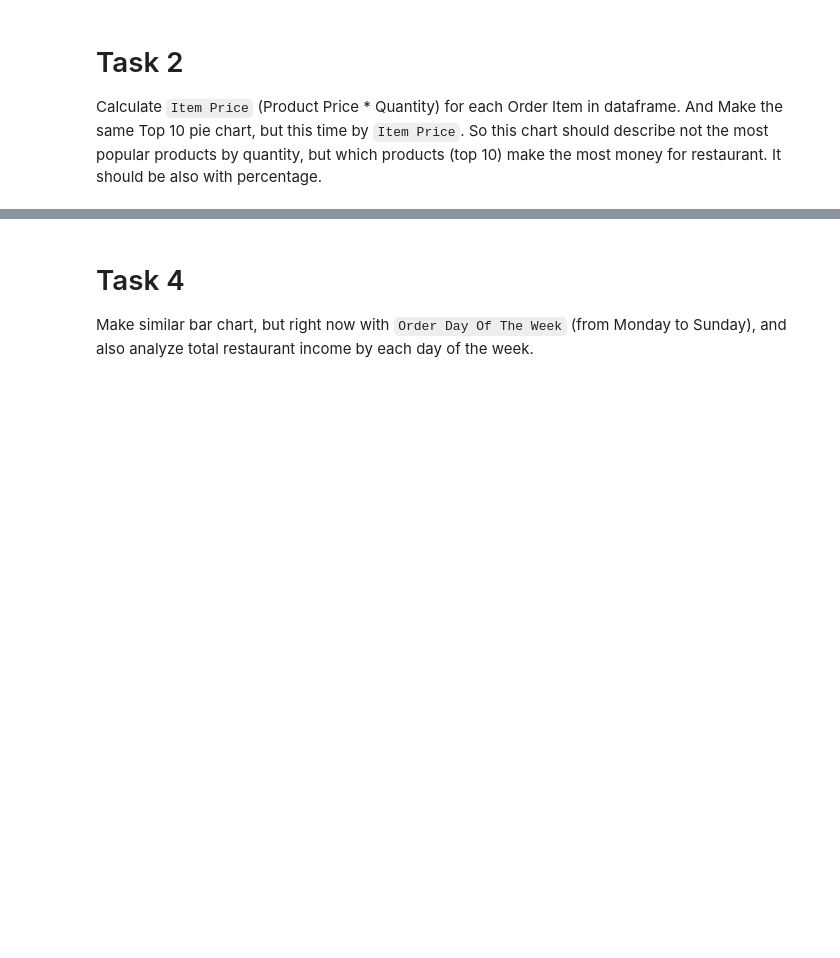
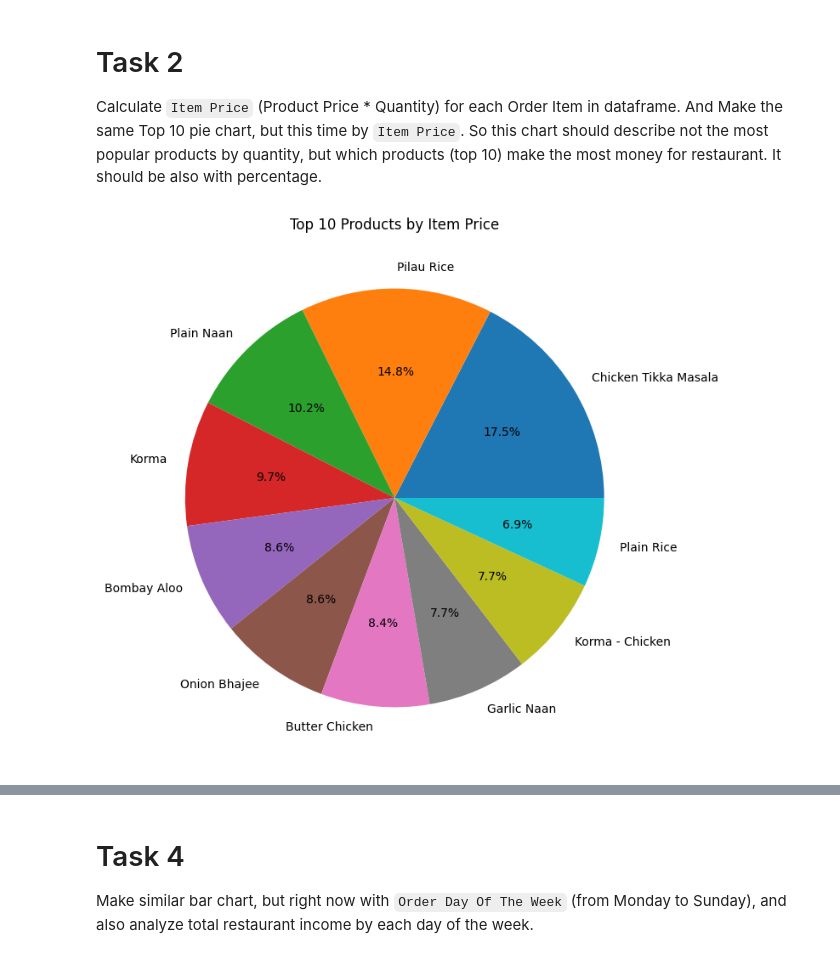
Before and after one commit to VitalyBashkiser/py-restaurant-data-analysis, a Jupyter notebook: app/main.ipynb, the cells around one changed output, grey strips where cells are left out. Cells and saved outputs as stored; diff of their text form; code cells hidden in the pictures; blank space fills up the shorter version.

```diff
--- a/app/main.ipynb
+++ b/app/main.ipynb
@@ -43,15 +67,17 @@ plt.show()
 Calculate `Item Price` (Product Price * Quantity) for each Order Item in dataframe.
 And Make the same Top 10 pie chart, but this time by `Item Price`. So this chart should describe not the most popular products by quantity, but which products (top 10) make the most money for restaurant. It should be also with percentage.
 # %%
-df['item_price'] = df['product_price'] * df['quantity']
+df["item_price"] = df["price"] * df["quantity"]
 
-top_10_products_price = df.groupby('product_name')['item_price'].sum().nlargest(10)
+top_10_products_price = df.groupby("name")["item_price"].sum().nlargest(10)
 
 plt.figure(figsize=(10, 8))
-top_10_products_price.plot.pie(autopct='%1.1f%%')
-plt.title('Top 10 Products by Item Price')
-plt.ylabel('')
+top_10_products_price.plot.pie(autopct="%1.1f%%")
+plt.title("Top 10 Products by Item Price")
+plt.ylabel("")
 plt.show()
+# %% [output]
+[figure, added]
 # %% [markdown]
 # Task 3
 Calculate `Order Hour` based on `Order Datetime`, which will tell about the specific our the order was created (from 0 to 23). Using `Order Hour` create a bar chart, which will tell the total restaurant income based on the hour order was created. So on x-axis - it will be values from 0 to 23 (hours), on y-axis - it will be the total sum of order prices, which were sold on that hour.
```
Also changed, not shown: parts of 6 cells of this notebook, 3 other files.
